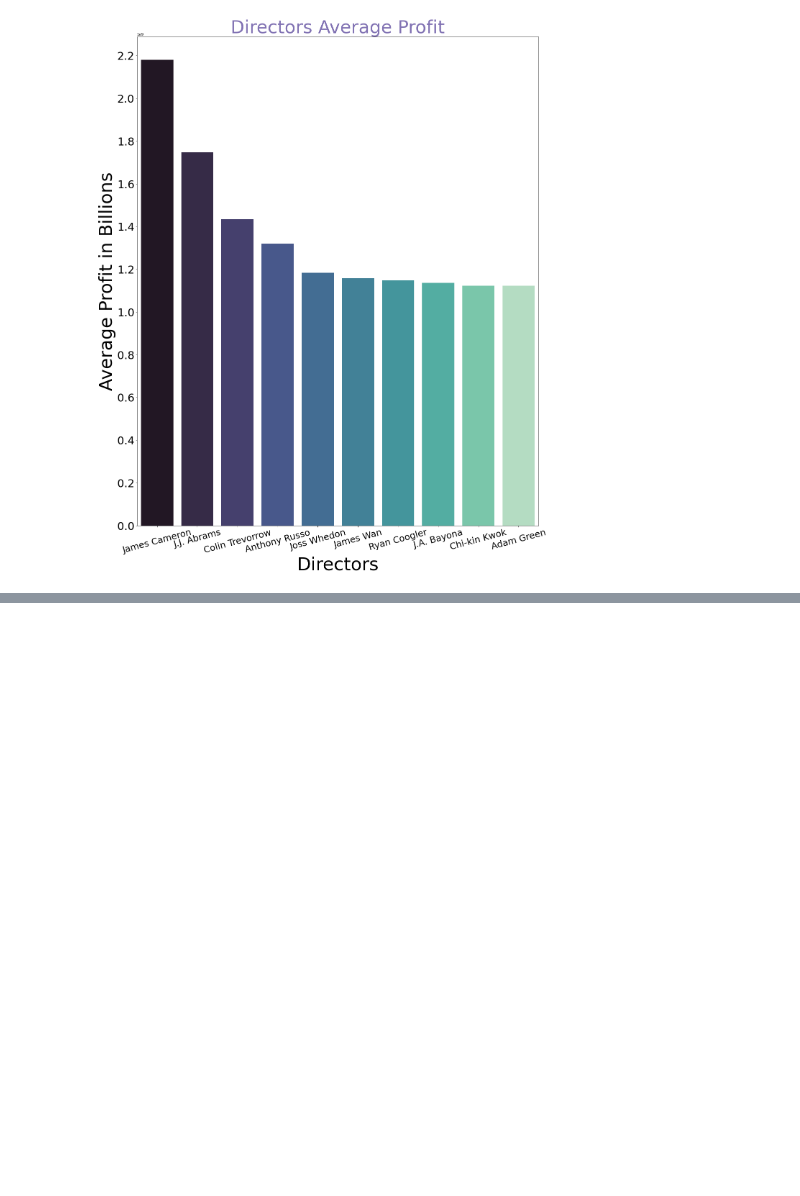
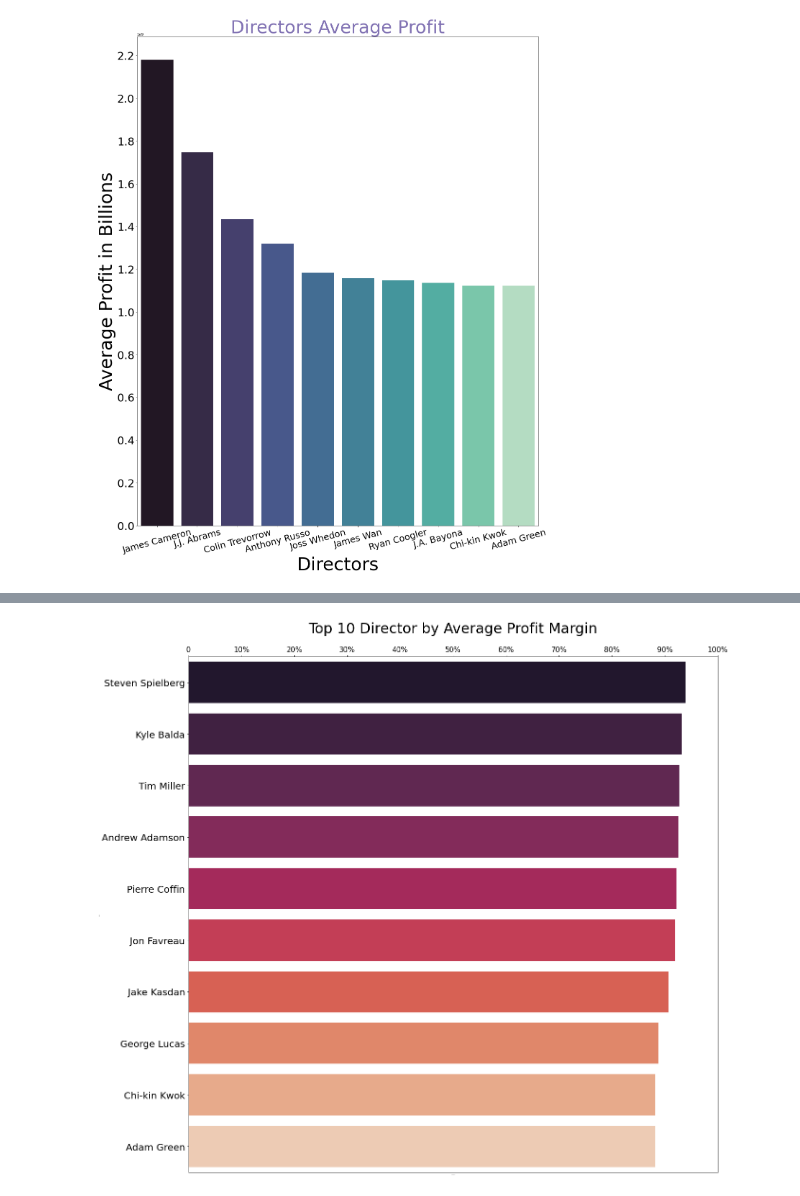
Before and after one commit to learn-co-curriculum/dsc-phase-1-project-v2-3, a Jupyter notebook: Randoplots.ipynb, the cells around one changed output, grey strips where cells are left out. Drawn from its saved outputs; the diff is of its cells as text; code cells hidden in the pictures; blank space fills up the shorter version.

```diff
--- a/Randoplots.ipynb
+++ b/Randoplots.ipynb
@@ -102,7 +102,7 @@ top_100_directors['primary_name'].iloc[53] = 'Peter Jackson'
 top_100_directors['primary_name'].iloc[54] = 'David Yates'
 top_100_directors['primary_name'].iloc[56] = 'Sam Raimi'
 top_100_directors['primary_name'].iloc[57] = 'Peter Jackson'
-top_100_directors['percentage_profit'] = (top_100_directors['worldwide_gross'] / top_100_directors['production_budget']) * 100
+top_100_directors['percentage_profit'] = (top_100_directors['profit'] / top_100_directors['worldwide_gross']) * 100
 average_director_profits = top_100_directors.groupby('primary_name').mean().sort_values('profit', ascending=False)
 average_director_profits_percentage = top_100_directors.groupby('primary_name').mean().sort_values('percentage_profit', ascending=False)
 # %% [output]
@@ -149,16 +163,24 @@ ax.set_xticklabels(x, size=25, rotation=15)
 # %%
-fig, ax = plt.subplots(figsize=(20, 25))
+fig, ax = plt.subplots(figsize=(20, 20))
 
-x = average_director_profits_percentage.index[:10]
-y = average_director_profits_percentage['percentage_profit'][:10]
-
-ax.set_title('Directors Average Percentage Profit', size=50)
+y = average_director_profits_percentage.index[:10]
+x =  average_director_profits_percentage['percentage_profit'][:10]
 
 
-sns.barplot(x=x, y=y)
-ax.set_xlabel('Names', size=40)
-ax.set_ylabel("Average Percentage Profit", size=40)
-ax.set_xticklabels(x, size=25, rotation=15)
-# ax.set_yticklabels(size=25)
-sns.set_color_codes('deep');
+ax.set_title('Top 10 Director by Average Profit Margin', size=30, pad=50)
+
+sns.set_color_codes('deep')
+sns.barplot(x=x, y=y, palette='rocket', orient='h')
+ax.set_ylabel('Directors', size=0)
+ax.set_xlabel("Profit Margin", size=0)
+ax.set_yticklabels(y, size=20)
+# Hardcoding scale instead
+xticks = [0, 10, 20, 30, 40, 50, 60, 70, 80, 90, 100]
+xticklabels = ['0', '10%', '20%', '30%', '40%', '50%', '60%', '70%', '80%', '90%', '100%']
+ax.set_xticklabels(xticklabels, size=15)
+ax.xaxis.tick_top()
+
+plt.xticks(xticks);
+# %% [output]
+[figure, added]
 # %%
```
Also changed, not shown: parts of 3 cells of this notebook.
